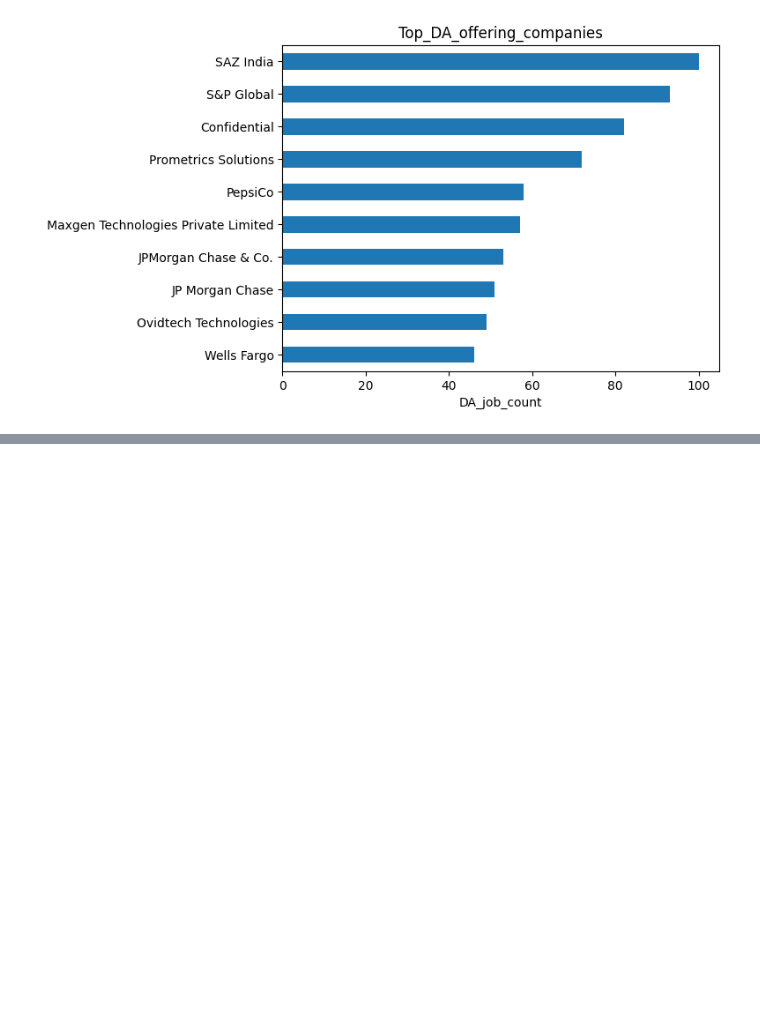
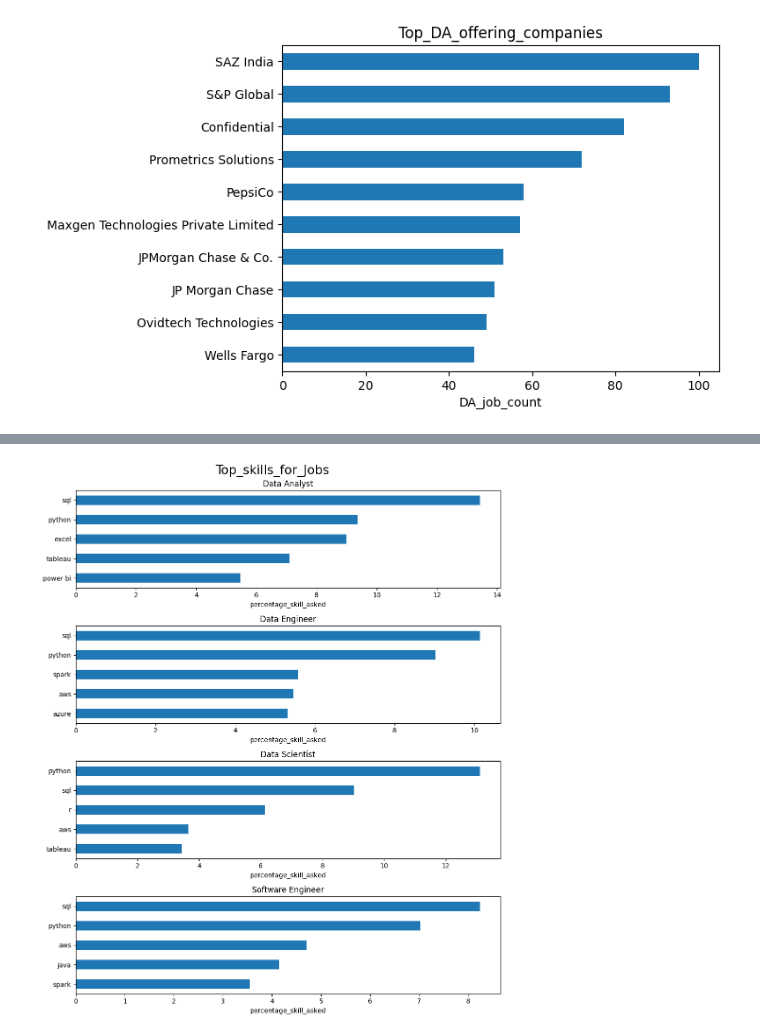
Before and after one commit to Mugundh97B/datajobs_da, a Jupyter notebook: pr1.ipynb, the cells around one changed output, grey strips where cells are left out. Cells and saved outputs as stored; diff of their text form; code cells hidden in the pictures; blank space fills up the shorter version.

```diff
--- a/pr1.ipynb
+++ b/pr1.ipynb
@@ -124,0 +196,4 @@ plt.show()
+# %%
+df_ind_skills = df_ind.explode('job_skills').astype(str)
+df_ind_skills = df_ind_skills['job_title_short'].value_counts().reset_index(name='total_skill_count')
+df_ind_skills
@@ -124,0 +246,4 @@ plt.show()
+# %%
+skill_percent = df_ind_exp.merge(df_ind_skills, how='left', on='job_title_short')
+skill_percent['percent_holds'] = 100 * skill_percent['skill_count']/skill_percent['total_skill_count']
+skill_percent
@@ -124,0 +266,15 @@ plt.show()
+# %%
+fig,ax = plt.subplots(len(job_title),1, figsize=(10,12 ))
+
+for i, job in enumerate(job_title):
+    skill_plot = skill_percent[skill_percent['job_title_short']== job].head()
+    skill_plot.plot(kind='barh', x ='job_skills', y = 'percent_holds',ax= ax[i], title=job)
+    ax[i].invert_yaxis()
+    ax[i].set_xlabel('percentage_skill_asked')
+    ax[i].set_ylabel('')
+    ax[i].legend().set_visible(False)
+plt.suptitle('Top_skills_for_Jobs', fontsize= 19)
+plt.tight_layout()
+plt.show()
+# %% [output]
+[figure, added]
```
Also changed, not shown: parts of 17 cells of this notebook, 5 other files.
